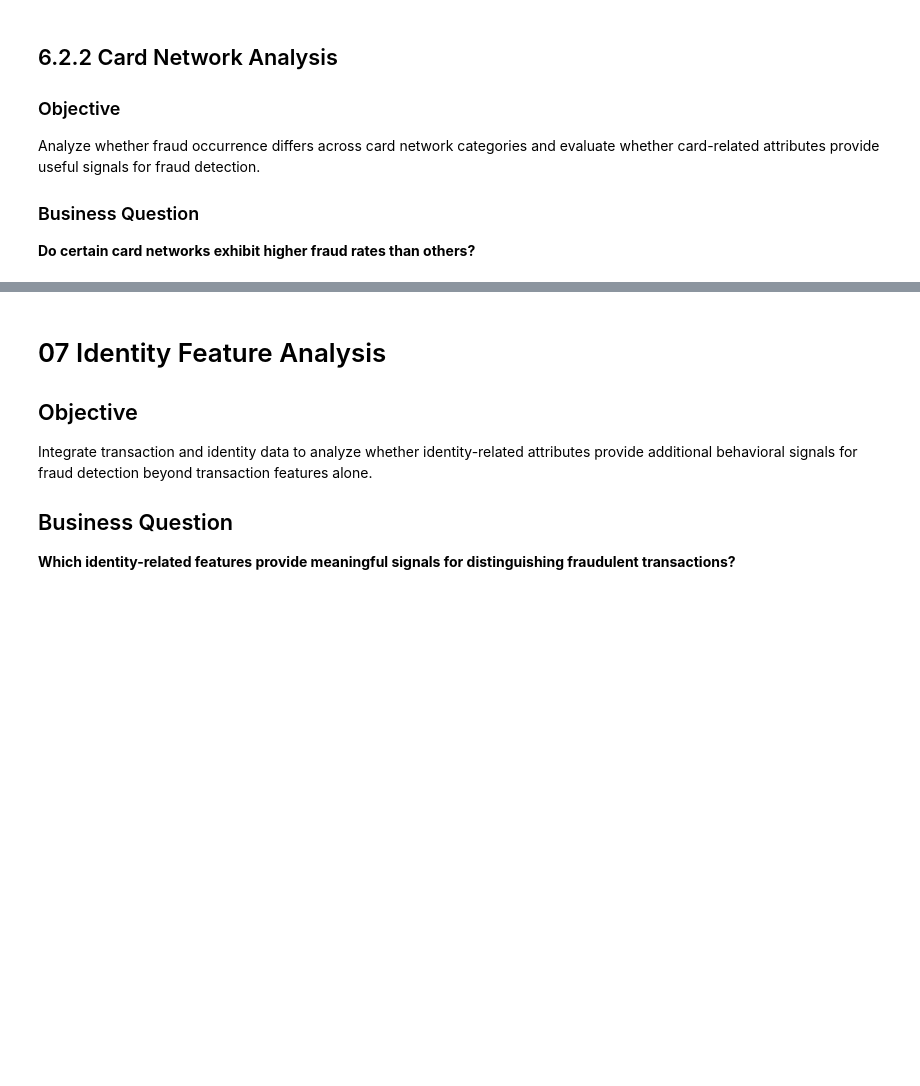
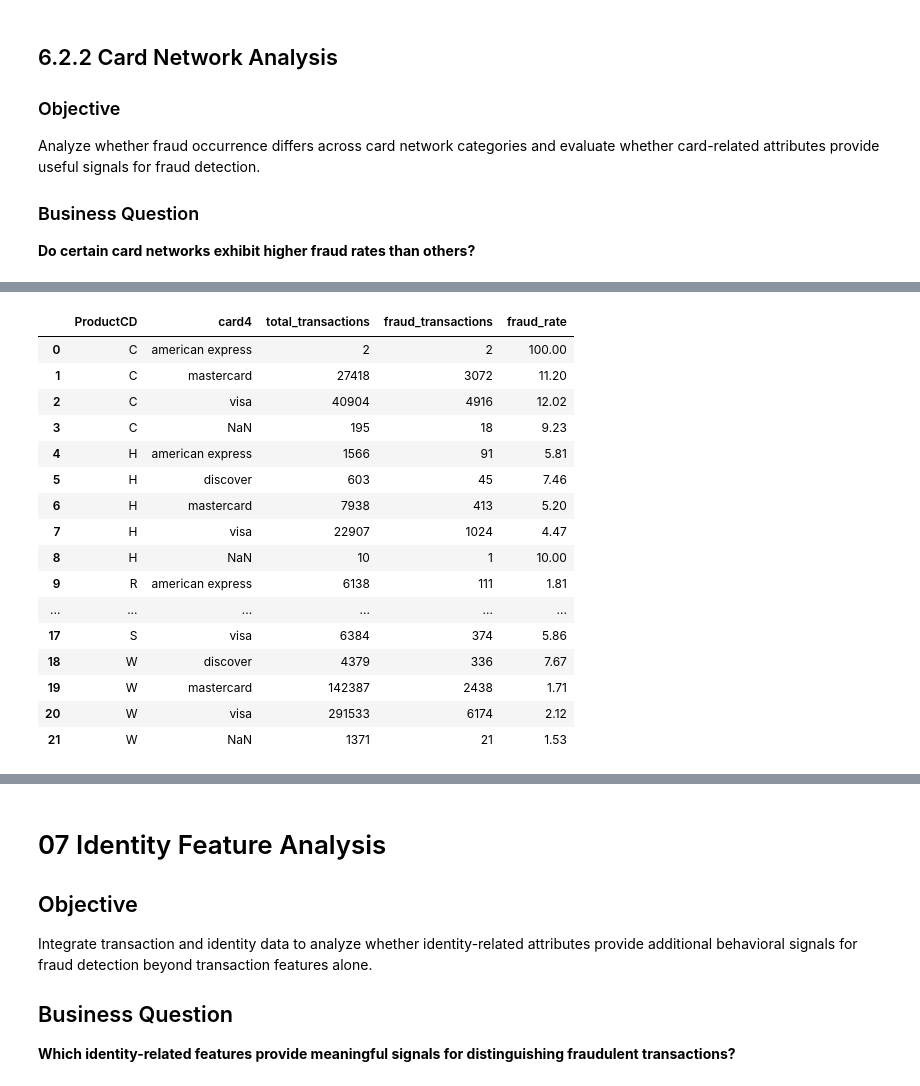
Before and after one commit to rizalkr/fraud_detection, a Jupyter notebook: notebooks/02_Exploratory_Data_Analysis.ipynb, the cells around one changed output, grey strips where cells are left out. Cells and saved outputs as stored; diff of their text form; code cells hidden in the pictures; blank space fills up the shorter version.

```diff
--- a/notebooks/02_Exploratory_Data_Analysis.ipynb
+++ b/notebooks/02_Exploratory_Data_Analysis.ipynb
@@ -967,0 +1057,36 @@ Analyze whether fraud occurrence differs across card network categories and eval
+# %%
+card4_product_fraud = (
+    df_trans
+    .groupby(["ProductCD", "card4"], dropna=False)
+    .agg(
+        total_transactions=("isFraud", "size"),
+        fraud_transactions=("isFraud", "sum")
+    )
+    .reset_index()
+)
+
+card4_product_fraud["fraud_rate"] = (
+    card4_product_fraud["fraud_transactions"]
+    / card4_product_fraud["total_transactions"]
+    * 100
+).round(2)
+
+card4_product_fraud
+# %% [output]
+|  | ProductCD | card4 | total_transactions | fraud_transactions | fraud_rate |
+| 0 | C | american express | 2 | 2 | 100.00 |
+| 1 | C | mastercard | 27418 | 3072 | 11.20 |
+| 2 | C | visa | 40904 | 4916 | 12.02 |
+| 3 | C | NaN | 195 | 18 | 9.23 |
+| 4 | H | american express | 1566 | 91 | 5.81 |
+| 5 | H | discover | 603 | 45 | 7.46 |
+| 6 | H | mastercard | 7938 | 413 | 5.20 |
+| 7 | H | visa | 22907 | 1024 | 4.47 |
+| 8 | H | NaN | 10 | 1 | 10.00 |
+| 9 | R | american express | 6138 | 111 | 1.81 |
+| ... | ... | ... | ... | ... | ... |
+| 17 | S | visa | 6384 | 374 | 5.86 |
+| 18 | W | discover | 4379 | 336 | 7.67 |
+| 19 | W | mastercard | 142387 | 2438 | 1.71 |
+| 20 | W | visa | 291533 | 6174 | 2.12 |
+| 21 | W | NaN | 1371 | 21 | 1.53 |
```
Also changed, not shown: parts of 24 cells of this notebook.
